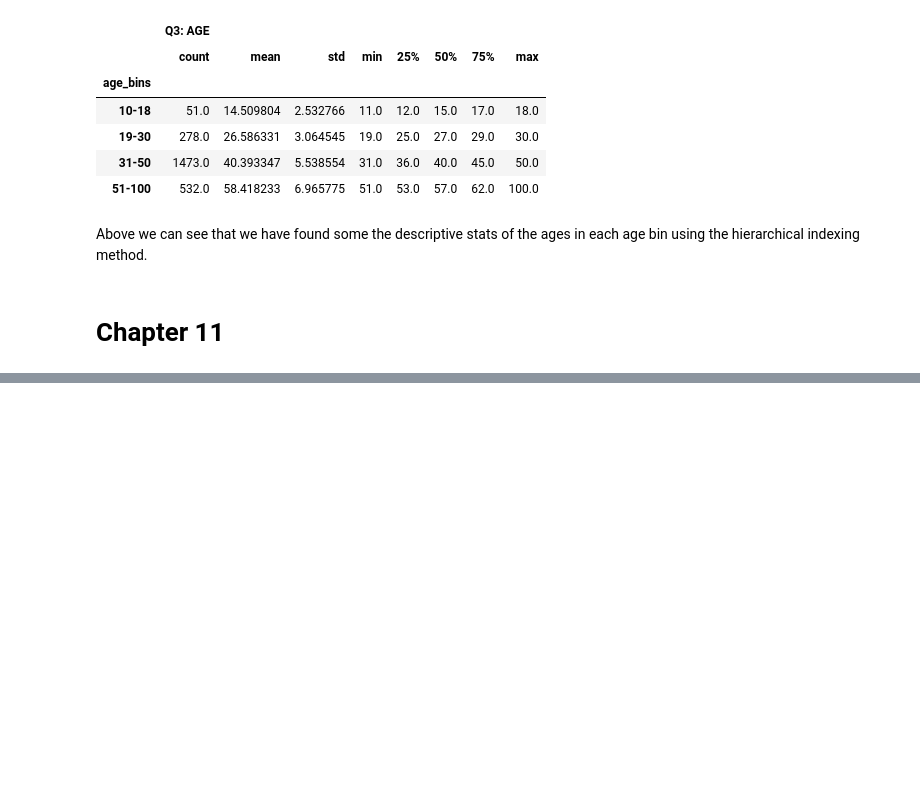
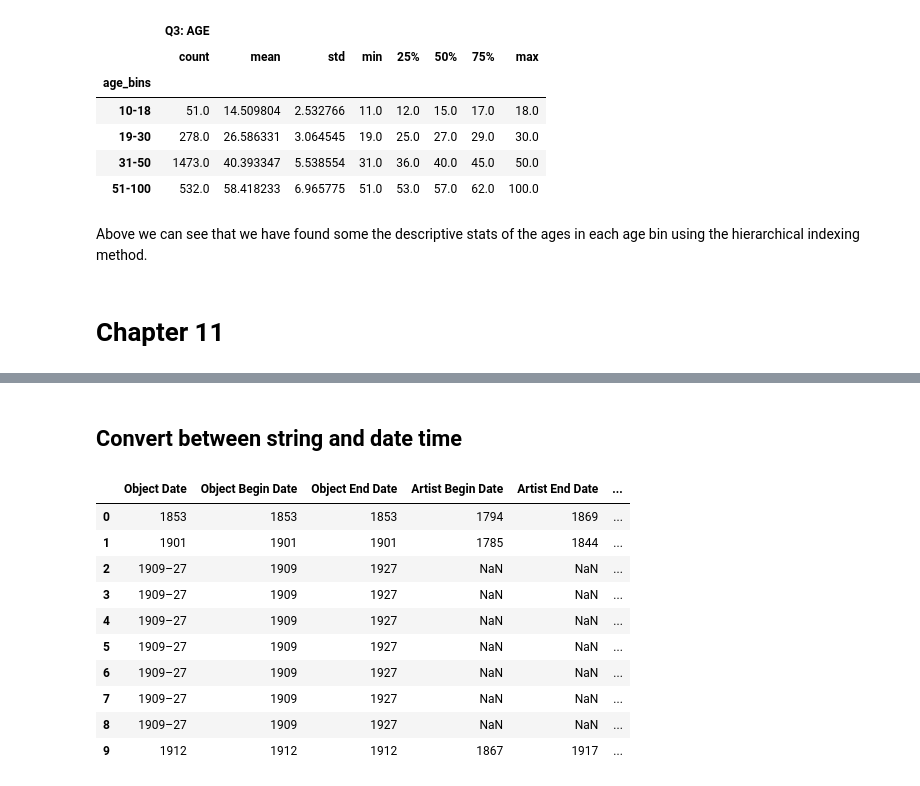
Before and after one commit to Matt-Heinen/DSC-540, a Jupyter notebook: Heinen_DSC540_Weeks_5&6.ipynb, the cells around one changed output, grey strips where cells are left out. Cells and saved outputs as stored; diff of their text form; code cells hidden in the pictures; blank space fills up the shorter version.

```diff
--- a/Heinen_DSC540_Weeks_5&6.ipynb
+++ b/Heinen_DSC540_Weeks_5&6.ipynb
@@ -349,0 +370,25 @@ KeyError: 'Unnamed: 133'
+# %% [markdown]
+## Convert between string and date time
+# %%
+# View Date column values.
+# View Object Date, Begin Date and End Date
+# View Artist Date, Begin Date and End Date
+
+# create smaller met_dates dataframe foe ease of work.
+met_dates = met[['Object Date', 'Object Begin Date', 'Object End Date', 'Artist Begin Date', 'Artist End Date',
+                 'Artist Display Name' , 'Title']]
+
+# View using head.
+met_dates.head(10)
+# %% [output]
+|  | Object Date | Object Begin Date | Object End Date | Artist Begin Date | Artist End Date | ... |
+| 0 | 1853 | 1853 | 1853 | 1794 | 1869 | ... |
+| 1 | 1901 | 1901 | 1901 | 1785 | 1844 | ... |
+| 2 | 1909–27 | 1909 | 1927 | NaN | NaN | ... |
+| 3 | 1909–27 | 1909 | 1927 | NaN | NaN | ... |
+| 4 | 1909–27 | 1909 | 1927 | NaN | NaN | ... |
+| 5 | 1909–27 | 1909 | 1927 | NaN | NaN | ... |
+| 6 | 1909–27 | 1909 | 1927 | NaN | NaN | ... |
+| 7 | 1909–27 | 1909 | 1927 | NaN | NaN | ... |
+| 8 | 1909–27 | 1909 | 1927 | NaN | NaN | ... |
+| 9 | 1912 | 1912 | 1912 | 1867 | 1917 | ... |
```
Also changed, not shown: parts of 28 cells of this notebook, 1 other file.
